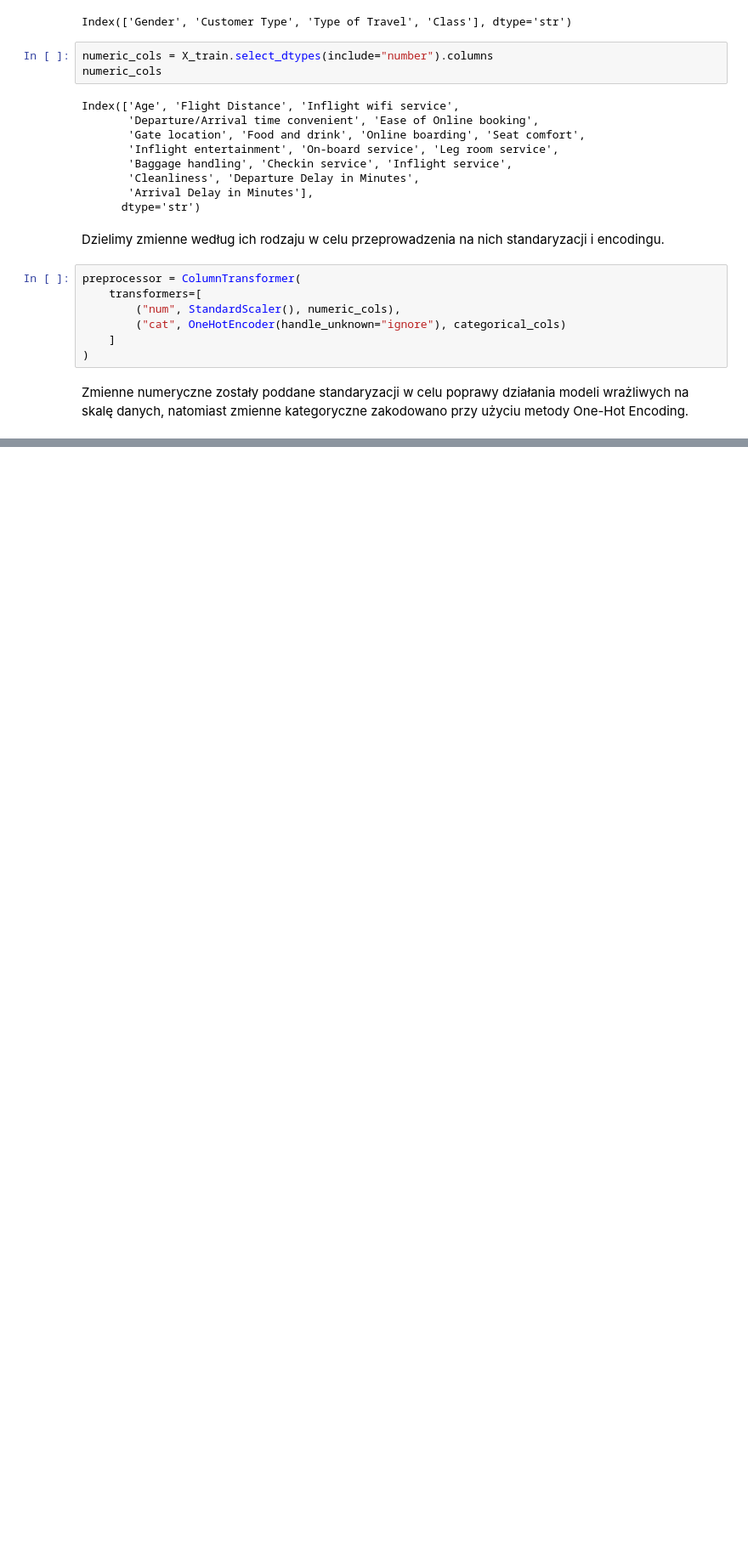
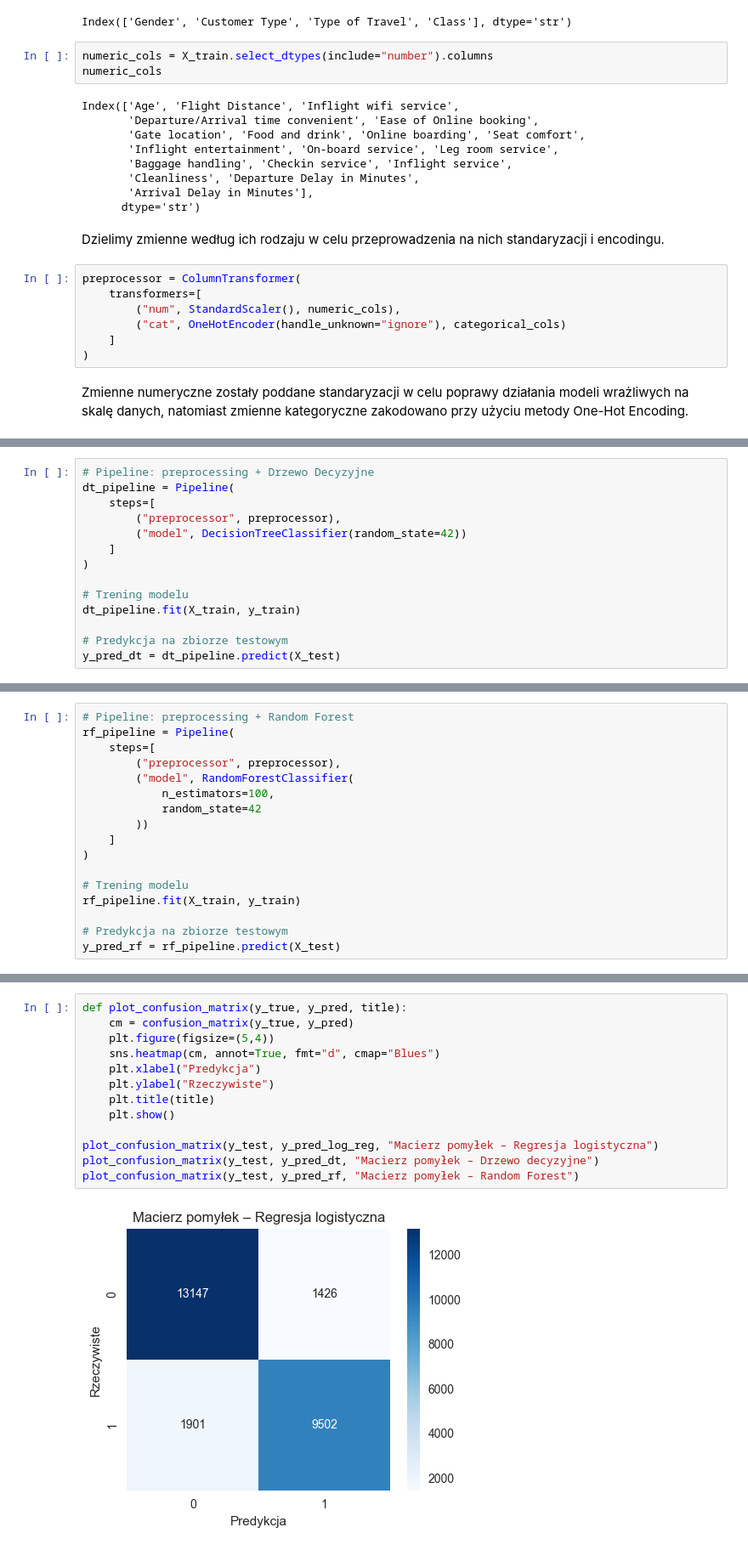
Before and after one commit to wzdrodowska/airline-passenger-satisfaction, a Jupyter notebook: Raport z analizy i modelowania zbioru danych Airline Passenger Satisfaction.ipynb, the cells around one changed output, grey strips where cells are left out. Shown at 85% size. Cells and saved outputs as stored; diff of their text form; blank space fills up the shorter version.

Commit message:
Add model training, evaluation and conclusions

```diff
--- a/Raport z analizy i modelowania zbioru danych Airline Passenger Satisfaction.ipynb
+++ b/Raport z analizy i modelowania zbioru danych Airline Passenger Satisfaction.ipynb
@@ -498,0 +524,14 @@ Zastosowanie pipeline umożliwia połączenie etapu preprocessingu danych z mode
+# %%
+# Pipeline: preprocessing + Drzewo Decyzyjne
+dt_pipeline = Pipeline(
+    steps=[
+        ("preprocessor", preprocessor),
+        ("model", DecisionTreeClassifier(random_state=42))
+    ]
+)
+
+# Trening modelu
+dt_pipeline.fit(X_train, y_train)
+
+# Predykcja na zbiorze testowym
+y_pred_dt = dt_pipeline.predict(X_test)
@@ -498,0 +540,17 @@ Zastosowanie pipeline umożliwia połączenie etapu preprocessingu danych z mode
+# %%
+# Pipeline: preprocessing + Random Forest
+rf_pipeline = Pipeline(
+    steps=[
+        ("preprocessor", preprocessor),
+        ("model", RandomForestClassifier(
+            n_estimators=100,
+            random_state=42
+        ))
+    ]
+)
+
+# Trening modelu
+rf_pipeline.fit(X_train, y_train)
+
+# Predykcja na zbiorze testowym
+y_pred_rf = rf_pipeline.predict(X_test)
@@ -498,0 +604,15 @@ Zastosowanie pipeline umożliwia połączenie etapu preprocessingu danych z mode
+# %%
+def plot_confusion_matrix(y_true, y_pred, title):
+    cm = confusion_matrix(y_true, y_pred)
+    plt.figure(figsize=(5,4))
+    sns.heatmap(cm, annot=True, fmt="d", cmap="Blues")
+    plt.xlabel("Predykcja")
+    plt.ylabel("Rzeczywiste")
+    plt.title(title)
+    plt.show()
+
+plot_confusion_matrix(y_test, y_pred_log_reg, "Macierz pomyłek – Regresja logistyczna")
+plot_confusion_matrix(y_test, y_pred_dt, "Macierz pomyłek – Drzewo decyzyjne")
+plot_confusion_matrix(y_test, y_pred_rf, "Macierz pomyłek – Random Forest")
+# %% [output]
+[figure, added]
```
Also changed, not shown: parts of 32 cells of this notebook.
